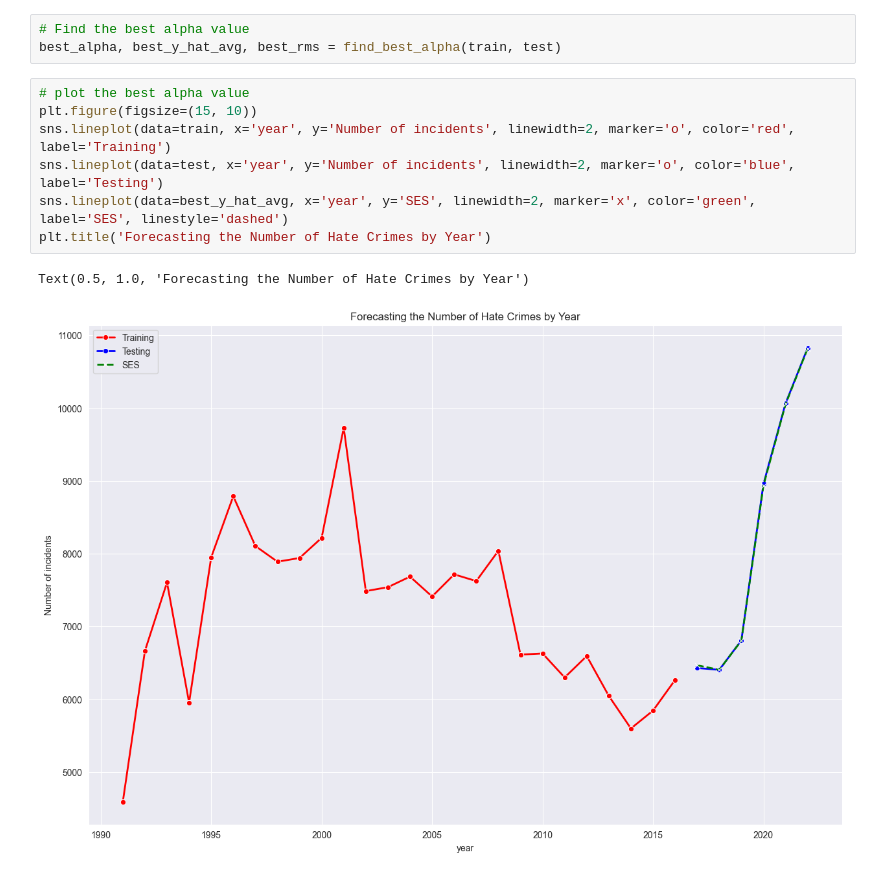
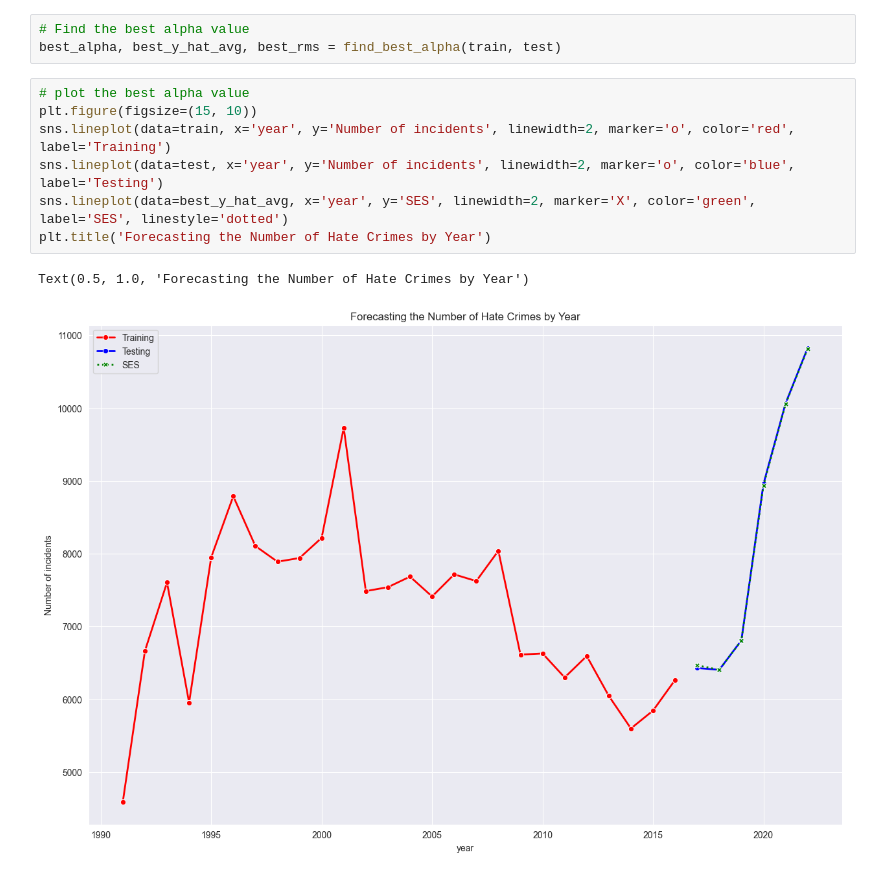
Before and after one commit to UWI-Zess/COMP6940-Project, a Jupyter notebook: forecasting_model.ipynb, the cells around one changed output. Cells and saved outputs as stored; diff of their text form.

```diff
--- a/forecasting_model.ipynb
+++ b/forecasting_model.ipynb
@@ -191,10 +331,10 @@ best_alpha, best_y_hat_avg, best_rms = find_best_alpha(train, test)
 # %%
 # plot the best alpha value
 plt.figure(figsize=(15, 10))
 sns.lineplot(data=train, x='year', y='Number of incidents', linewidth=2, marker='o', color='red', label='Training')
 sns.lineplot(data=test, x='year', y='Number of incidents', linewidth=2, marker='o', color='blue', label='Testing')
-sns.lineplot(data=best_y_hat_avg, x='year', y='SES', linewidth=2, marker='x', color='green', label='SES', linestyle='dashed')
+sns.lineplot(data=best_y_hat_avg, x='year', y='SES', linewidth=2, marker='X', color='green', label='SES', linestyle='dotted')
 plt.title('Forecasting the Number of Hate Crimes by Year')
 # %% [output]
 Text(0.5, 1.0, 'Forecasting the Number of Hate Crimes by Year')
-[figure, old version]
+[figure, new version]
```
Also changed, not shown: parts of 18 cells of this notebook.
